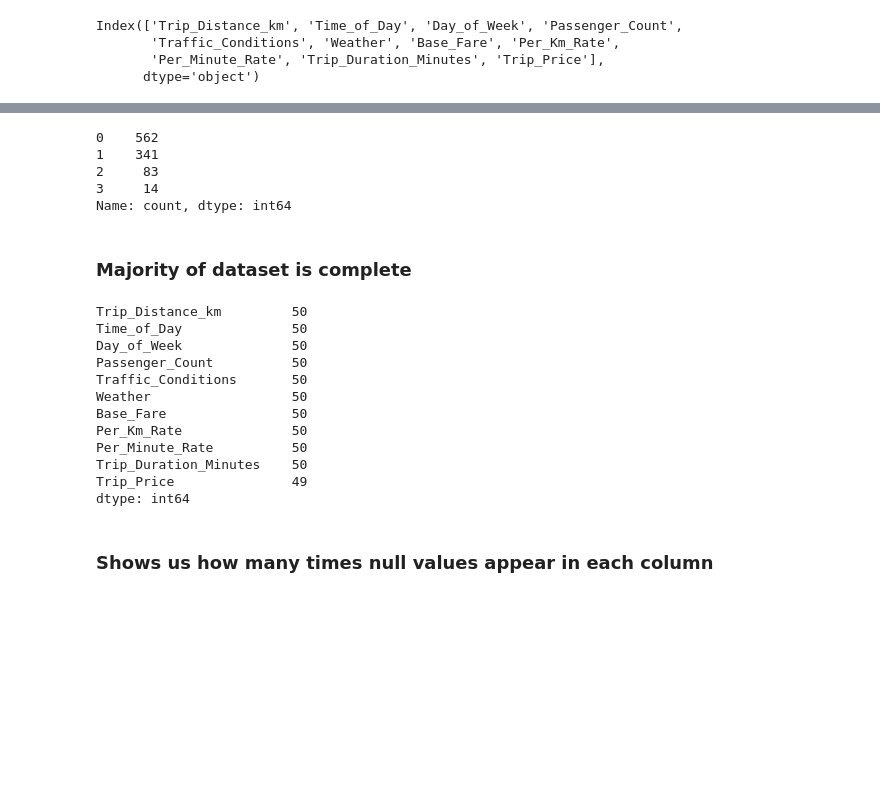
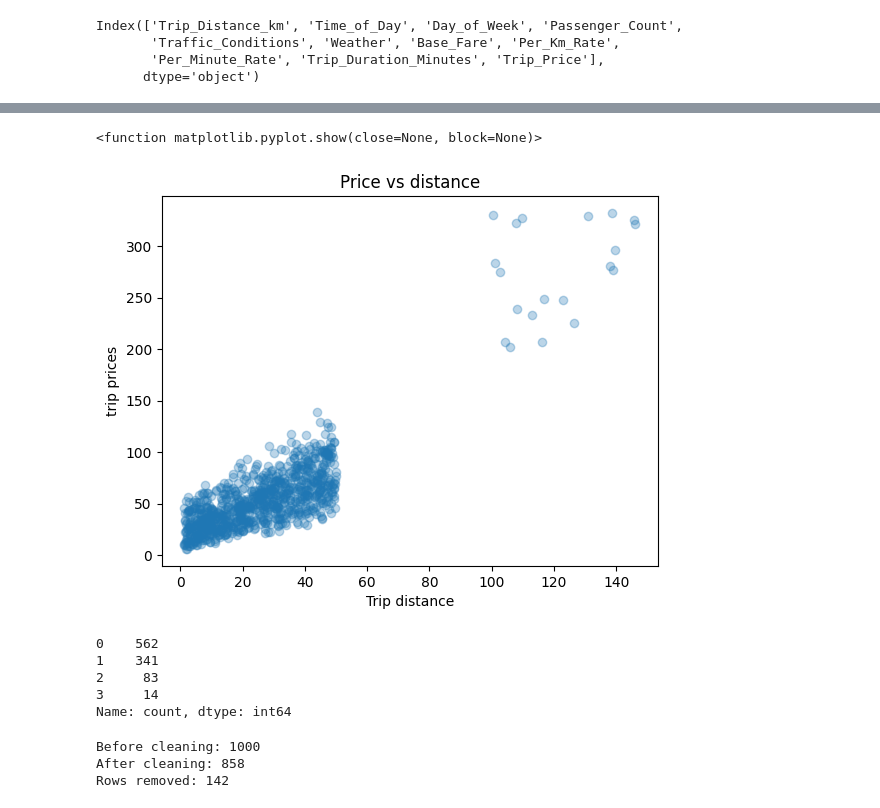
Before and after one commit to Oskara1209/taxi-prediction-fullstack-Oskar-OPA24, a Jupyter notebook: explorations/eda.ipynb, the cells around one changed output, grey strips where cells are left out. Cells and saved outputs as stored; diff of their text form; code cells hidden in the pictures; blank space fills up the shorter version.

```diff
--- a/explorations/eda.ipynb
+++ b/explorations/eda.ipynb
@@ -61,3 +77,13 @@ Index(['Trip_Distance_km', 'Time_of_Day', 'Day_of_Week', 'Passenger_Count',
+# %%
+
+plt.scatter(df["Trip_Distance_km"], df["Trip_Price"],alpha=0.3)
+plt.xlabel("Trip distance")
+plt.ylabel("trip prices")
+plt.title("Price vs distance")
+plt.show
+# %% [output]
+<function matplotlib.pyplot.show(close=None, block=None)>
+[figure, added]
 # %%
 df.isnull().sum(axis=1).value_counts()
 # %% [output]
@@ -66,22 +92,14 @@ df.isnull().sum(axis=1).value_counts()
 2     83
 3     14
 Name: count, dtype: int64
-# %% [markdown]
-### Majority of dataset is complete
-# %%
-df.isna().sum().sort_values(ascending=False)
-# %% [output]
-Trip_Distance_km         50
-Time_of_Day              50
-Day_of_Week              50
-Passenger_Count          50
-Traffic_Conditions       50
-Weather                  50
-Base_Fare                50
-Per_Km_Rate              50
-Per_Minute_Rate          50
-Trip_Duration_Minutes    50
-Trip_Price               49
-dtype: int64
-# %% [markdown]
-### Shows us how many times null values appear in each column
+# %%
+print("Before cleaning:", len(df))
+
+df_clean = df[(df["Trip_Price"] > 0) & (df["Trip_Duration_Minutes"] >0) & (df["Trip_Distance_km"])].copy()
+
+print("After cleaning:", len(df_clean))
+print("Rows removed:", len(df) - len(df_clean))
+# %% [output]
+Before cleaning: 1000
+After cleaning: 858
+Rows removed: 142
```
Also changed, not shown: parts of 11 cells of this notebook.
